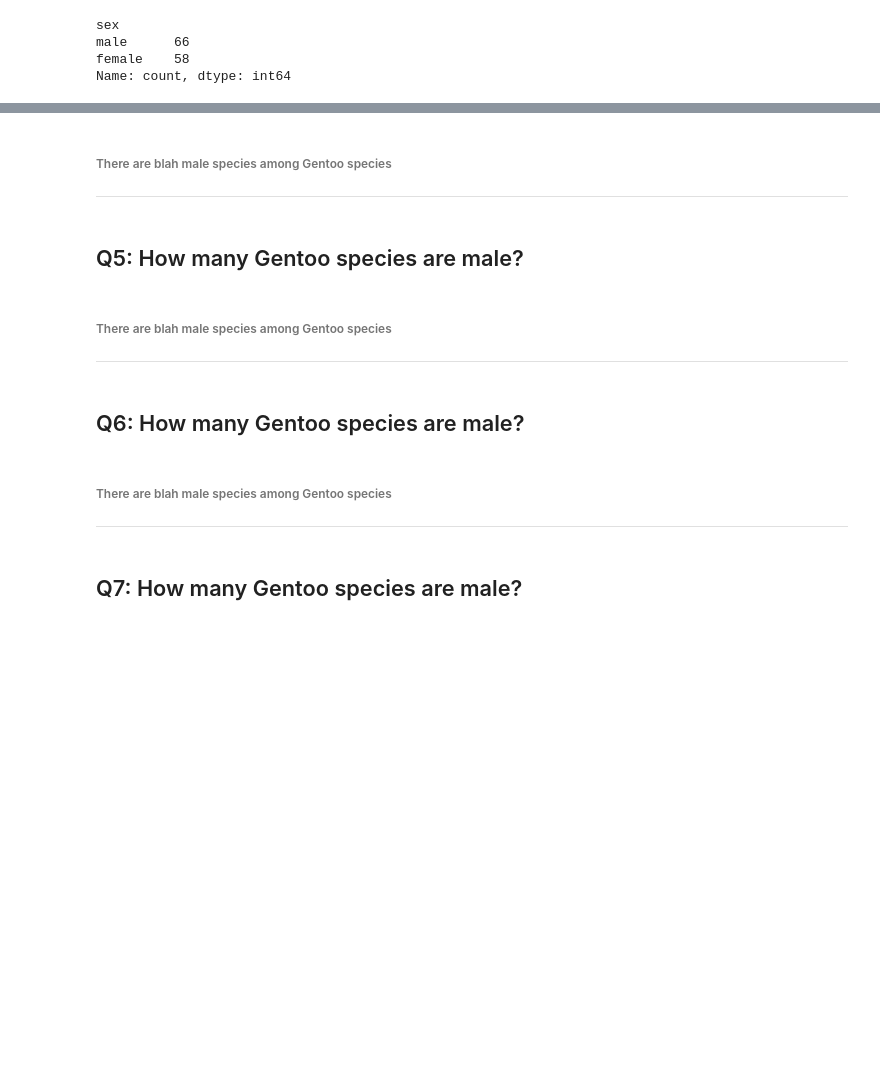
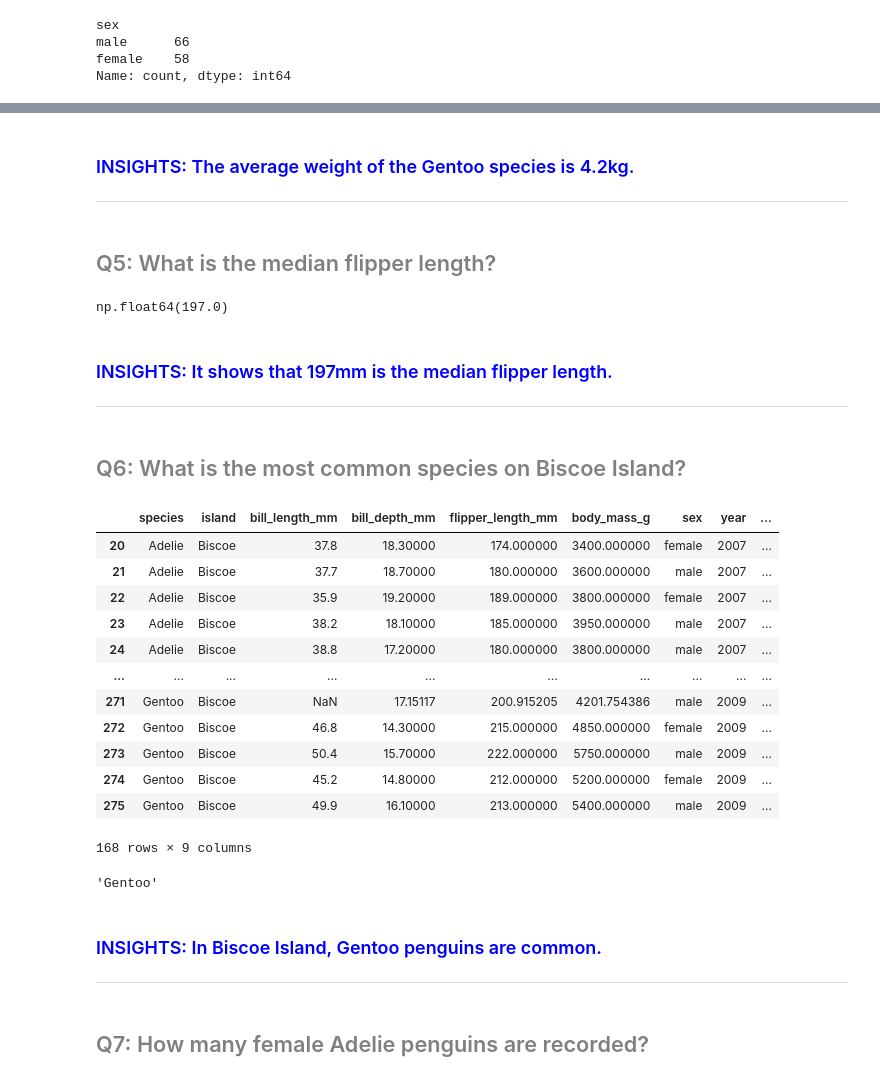
Before and after one commit to louiezzy/ELEC303-DataAnalytics, a Jupyter notebook: Activity 1.ipynb, the cells around one changed output, grey strips where cells are left out. Saved outputs shown, nothing was run; the diff lists cells and outputs as text; code cells hidden in the pictures; blank space fills up the shorter version.

```diff
--- a/Activity 1.ipynb
+++ b/Activity 1.ipynb
@@ -442,15 +464,42 @@ penguins[(penguins['species'] == 'Chinstrap') & (penguins['sex'] == 'Chinstrap')
 # %% [markdown]
-<h6>There are blah male species among Gentoo species </h6>
+<h3 style="color:blue">INSIGHTS: The average weight of the Gentoo species is 4.2kg. </h3>
 <hr>
 # %% [markdown]
-<h2> Q5: How many Gentoo species are male? </h2>
+<h2 style="color:gray"> Q5: What is the median flipper length? </h2>
+# %%
+median_flipper = penguins['flipper_length_mm'].median()
+median_flipper
+# %% [output]
+np.float64(197.0)
 # %% [markdown]
-<h6>There are blah male species among Gentoo species </h6>
+<h3 style="color:blue"> INSIGHTS: It shows that 197mm is the median flipper length. </h3>
 <hr>
 # %% [markdown]
-<h2> Q6: How many Gentoo species are male? </h2>
+<h2 style="color:gray"> Q6: What is the most common species on Biscoe Island? </h2>
+# %%
+biscoe_penguins = penguins[penguins['island'] == 'Biscoe']
+biscoe_penguins
+# %% [output]
+|  | species | island | bill_length_mm | bill_depth_mm | flipper_length_mm | body_mass_g | sex | year | ... |
+| 20 | Adelie | Biscoe | 37.8 | 18.30000 | 174.000000 | 3400.000000 | female | 2007 | ... |
+| 21 | Adelie | Biscoe | 37.7 | 18.70000 | 180.000000 | 3600.000000 | male | 2007 | ... |
+| 22 | Adelie | Biscoe | 35.9 | 19.20000 | 189.000000 | 3800.000000 | female | 2007 | ... |
+| 23 | Adelie | Biscoe | 38.2 | 18.10000 | 185.000000 | 3950.000000 | male | 2007 | ... |
+| 24 | Adelie | Biscoe | 38.8 | 17.20000 | 180.000000 | 3800.000000 | male | 2007 | ... |
+| ... | ... | ... | ... | ... | ... | ... | ... | ... | ... |
+| 271 | Gentoo | Biscoe | NaN | 17.15117 | 200.915205 | 4201.754386 | male | 2009 | ... |
+| 272 | Gentoo | Biscoe | 46.8 | 14.30000 | 215.000000 | 4850.000000 | female | 2009 | ... |
+| 273 | Gentoo | Biscoe | 50.4 | 15.70000 | 222.000000 | 5750.000000 | male | 2009 | ... |
+| 274 | Gentoo | Biscoe | 45.2 | 14.80000 | 212.000000 | 5200.000000 | female | 2009 | ... |
+| 275 | Gentoo | Biscoe | 49.9 | 16.10000 | 213.000000 | 5400.000000 | male | 2009 | ... |
+168 rows × 9 columns
+# %%
+biscoe_species_mode = (biscoe_penguins['species'].mode()[0])
+biscoe_species_mode
+# %% [output]
+'Gentoo'
 # %% [markdown]
-<h6>There are blah male species among Gentoo species </h6>
+<h3 style="color:blue">INSIGHTS: In Biscoe Island, Gentoo penguins are common. </h3>
 <hr>
 # %% [markdown]
-<h2> Q7: How many Gentoo species are male? </h2>
+<h2 style="color:gray">Q7: How many female Adelie penguins are recorded? </h2>
```
Also changed, not shown: parts of 23 cells of this notebook.
